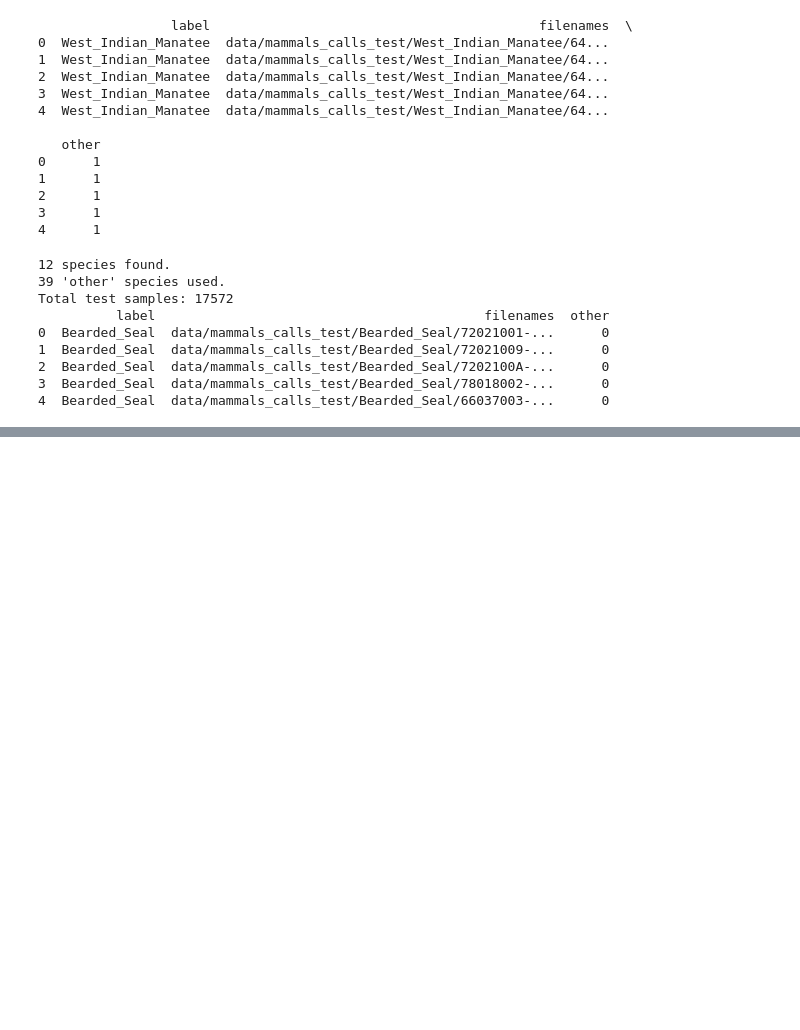
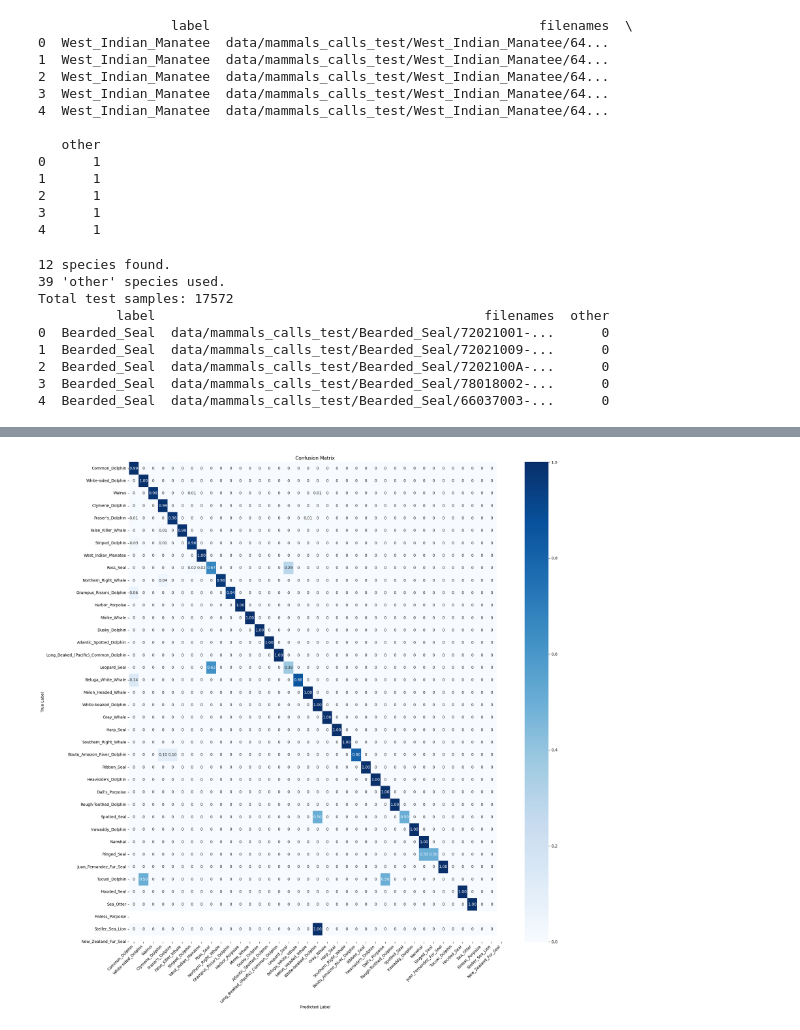
Before and after one commit to VerzaElisa/FewShotLearning, a Jupyter notebook: 03_inference.ipynb, the cells around one changed output, grey strips where cells are left out. Cells and saved outputs as stored; diff of their text form; code cells hidden in the pictures; blank space fills up the shorter version.

```diff
--- a/03_inference.ipynb
+++ b/03_inference.ipynb
@@ -154,6 +152,13 @@ test_df['CNN_predicted_label'] = ''
 test_df['CNN_predicted_index'] = -1
 
 # Get CNN predictions
+if FULL_CNN_PREDICT:
+    full_cnn_model = tf.keras.models.load_model(FULL_CNN_MODEL_DIR)
+    cnn_pred_df = test_df.progress_apply(lambda x: CNN_test(x, full_cnn_model, cnn_mapping), axis=1)
+    cnn_pred_df.to_csv("cnn_full_predictions.csv", index=False)
+else:
+    cnn_pred_df = pd.read_csv("cnn_full_predictions.csv")
+
 if CNN_PREDICT:
     cnn_pred_df = test_df.progress_apply(lambda x: CNN_test(x, cnn_model, cnn_mapping), axis=1)
     cnn_pred_df.to_csv("cnn_predictions.csv", index=False)
@@ -168,4 +173,30 @@ if PROTO_PREDICT:
     proto_pred_df.to_csv("proto_predictions.csv", index=False)
 else:
     proto_pred_df = pd.read_csv("proto_predictions.csv")
+
+if FOREST_PREDICT:
+    random_forest_model = joblib.load(os.path.join('models_metrics', 'random_forest_mfcc_model.joblib'))
+    # prendo il csv con gli mfcc e aggiungo una colonna con il nome del file
+    # TODO: calcolare mfcc di tutti gli audio
+    mfcc_df = pd.read_pickle('audio_data.pkl')
+    mfcc_df['file_name'] = mfcc_df['audio_files'].apply(lambda x: os.path.basename(x))
+    mfcc_df = mfcc_df.drop(columns=['idx_gruppo'])
+    mfcc_df['species'] = mfcc_df['species'].apply(lambda x: x.replace(',', ''))
+
+    label_to_index_mapping_forest = pd.read_csv(os.path.join('models_metrics', 'label_to_index_forest.csv'))
+    print(cnn_pred_df.info())
+    cnn_pred_df = cnn_pred_df[cnn_pred_df['CNN_predicted_label'] == 'other']
+    print(len(cnn_pred_df), "samples predicted as 'other' by CNN for Random Forest classification.")
+    cnn_pred_df['file_name'] = cnn_pred_df['filenames'].apply(lambda x: os.path.basename(x))
+    cnn_pred_df = cnn_pred_df.rename(columns={'label': 'species'})
+
+    # creo i dataframe finali di train e test unendo i due dataframe precedenti con il dataframe degli mfcc
+    random_forest_test_df = pd.merge(cnn_pred_df, mfcc_df, on=['species', 'file_name'], how='left').dropna().reset_index(drop=True)
+    print("Final test samples for Random Forest:", len(random_forest_test_df))
+
+    y_test = random_forest_test_df['species']
+    y_test = y_test.map(lambda x: label_to_index_mapping_forest[label_to_index_mapping_forest['label'] == x]['index'].values[0])
+    x_test = pd.DataFrame(random_forest_test_df['chunk_list'].tolist())
+    x_test.columns = [f'mfcc_feature_{i}' for i in range(x_test.shape[1])]
+    print(y_test)
 # %% [output]
@@ -204,0 +250,7 @@ print(cm)
+# %%
+y_pred = random_forest_model.predict(x_test)
+
+print("\n--- Risultati di Classificazione ---")
+print(f"Accuratezza generale: {accuracy_score(y_test, y_pred):.4f}")
+print("\nReport Dettagliato:")
+print(classification_report(y_test, y_pred))
@@ -204,0 +275,6 @@ print(cm)
+# %%
+label_list = list(label_to_index_mapping_forest['label'].to_list())
+cm = tf.math.confusion_matrix(y_test, y_pred).numpy()
+accuracy_dict = confusion_matrix_plot(cm, label_list)
+# %% [output]
+[figure, added]
```
Also changed, not shown: parts of 10 cells of this notebook, 5 other files.
